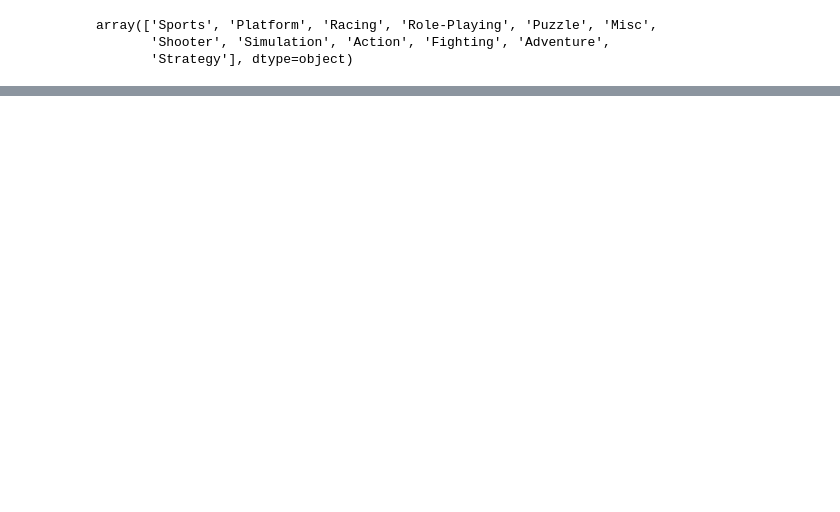
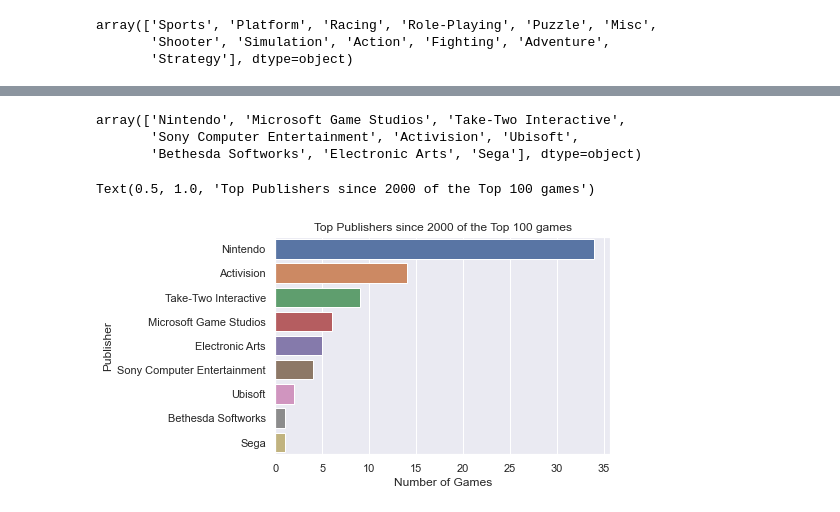
Before and after one commit to data301-2020-winter1/course-project-group_6002, a Jupyter notebook: analysis/Spandan/Milestone 2.ipynb, the cells around one changed output, grey strips where cells are left out. Drawn from its saved outputs; the diff is of its cells as text; code cells hidden in the pictures; blank space fills up the shorter version.

```diff
--- a/analysis/Spandan/Milestone 2.ipynb
+++ b/analysis/Spandan/Milestone 2.ipynb
@@ -164,10 +173,0 @@ plt.show()
-# %%
-labels = ['Sports', 'Platform', 'Racing', 'Role-Playing', 'Puzzle', 'Misc',
-       'Shooter', 'Simulation', 'Action', 'Fighting', 'Adventure',
-       'Strategy']
-plt.style.use('fivethirtyeight')
-fig = plt.figure(figsize=(11,11))
-plt.pie(list(dfGR_Other['Genre'].value_counts()), autopct='%1.1f%%', labels=labels, wedgeprops={'edgecolor':'black'})
-plt.title('Most Popular Genres in Video Games')
-plt.tight_layout()
-plt.show()
@@ -179,3 +177,7 @@ df.Genre.unique()
 array(['Sports', 'Platform', 'Racing', 'Role-Playing', 'Puzzle', 'Misc',
        'Shooter', 'Simulation', 'Action', 'Fighting', 'Adventure',
        'Strategy'], dtype=object)
+# %%
+# Games released vs Publishers
+dfp = df[['Rank','Publisher','Year']]
+dfp
@@ -181,0 +198,9 @@ array(['Sports', 'Platform', 'Racing', 'Role-Playing', 'Puzzle', 'Misc',
+# %%
+dfp_Clean = (
+dfp
+    .loc[lambda x: x["Year"] >= 2000] # Filter for games in this century
+    .loc[lambda x: x["Rank"] <= 100] #Best 100 over this last century so far
+    .dropna(axis = 0)
+    .reset_index(drop = True)
+)
+dfp_Clean
@@ -181,0 +221,14 @@ array(['Sports', 'Platform', 'Racing', 'Role-Playing', 'Puzzle', 'Misc',
+# %%
+dfp_Clean.Publisher.unique() #To check the unique publishers
+# %% [output]
+array(['Nintendo', 'Microsoft Game Studios', 'Take-Two Interactive',
+       'Sony Computer Entertainment', 'Activision', 'Ubisoft',
+       'Bethesda Softworks', 'Electronic Arts', 'Sega'], dtype=object)
+# %%
+sns.set_theme(style="darkgrid")
+publishx = sns.countplot(data = dfp_Clean,y="Publisher", order = ['Nintendo',"Activision",'Take-Two Interactive','Microsoft Game Studios','Electronic Arts','Sony Computer Entertainment','Ubisoft','Bethesda Softworks','Sega'])
+plt.xlabel('Number of Games')
+plt.title('Top Publishers since 2000 of the Top 100 games')
+# %% [output]
+Text(0.5, 1.0, 'Top Publishers since 2000 of the Top 100 games')
+[figure, added]
```
Also changed, not shown: parts of 16 cells of this notebook.
